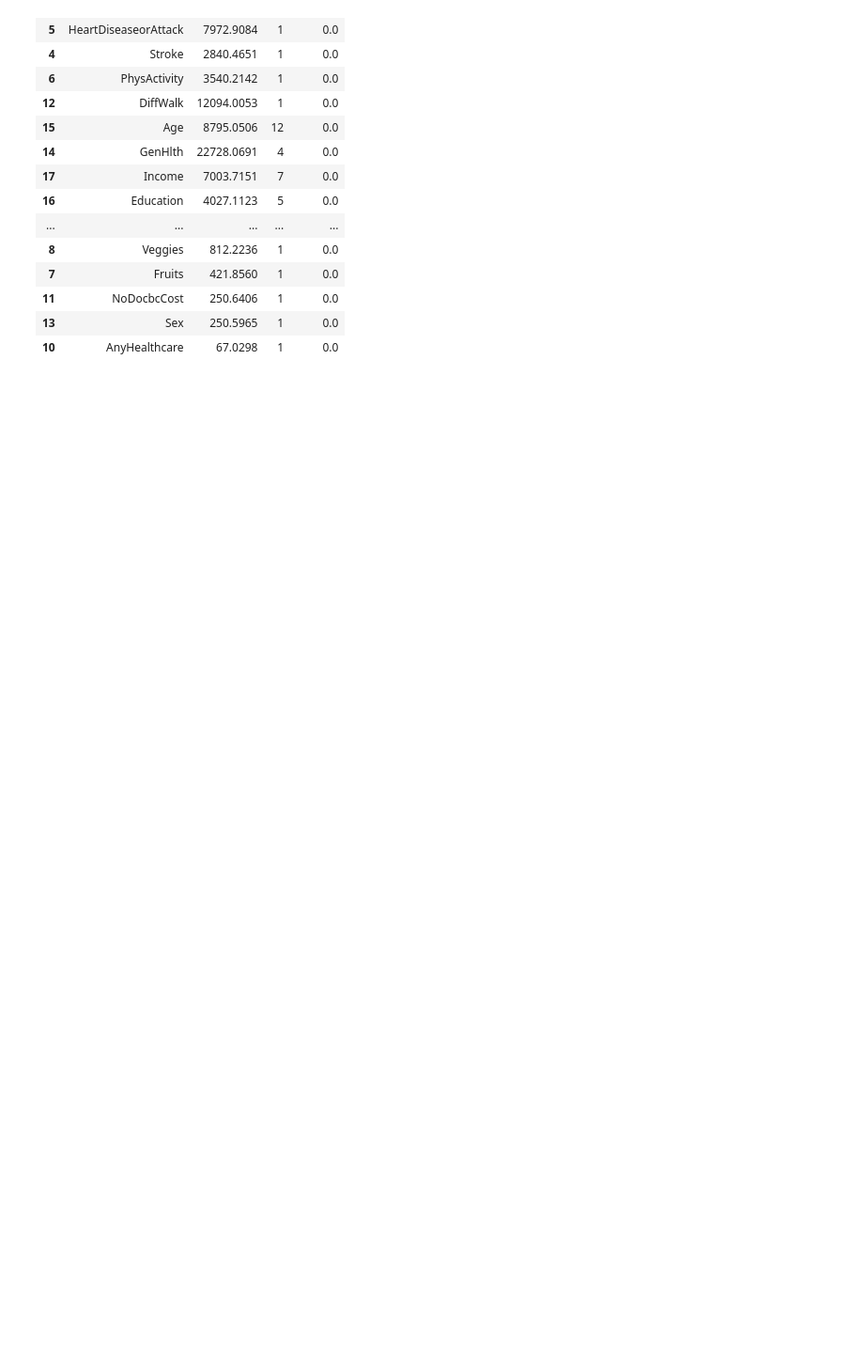
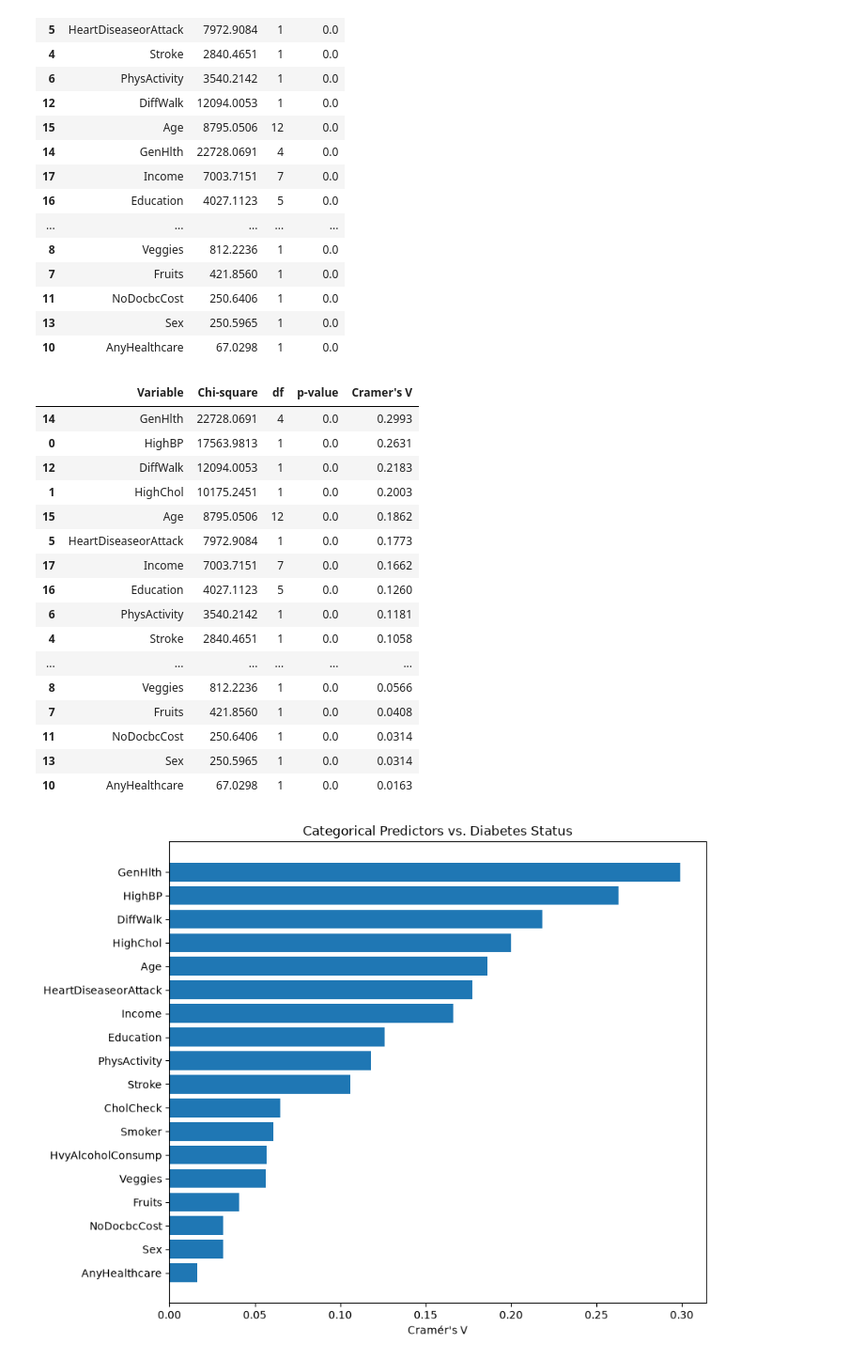
Before and after one commit to kurochan1901/115-1_Data-Analysis-and-Modeling, a Jupyter notebook: HW2/HW2.ipynb, the cells around one changed output. Shown at 94% size. Drawn from its saved outputs; the diff is of its cells as text; code cells hidden in the pictures; blank space fills up the shorter version.

Commit message:
variable encoding + variable selection

```diff
--- a/HW2/HW2.ipynb
+++ b/HW2/HW2.ipynb
@@ -806,3 +808,71 @@ display(
 | 11 | NoDocbcCost | 250.6406 | 1 | 0.0 |
 | 13 | Sex | 250.5965 | 1 | 0.0 |
 | 10 | AnyHealthcare | 67.0298 | 1 | 0.0 |
+# %%
+# 進一步檢測關聯強度 -- Cramer's V
+
+categorical_vars = binary_vars + ordinal_vars
+
+results = []
+
+for col in categorical_vars:
+    table = pd.crosstab(df[col], df["Diabetes_binary"])
+
+    chi2, p_value, dof, expected = chi2_contingency(
+        table, correction=False
+    )
+
+    n = table.to_numpy().sum()
+
+    cramers_v = np.sqrt(
+        chi2 / (n * (min(table.shape) - 1))
+    )
+
+    results.append({
+        "Variable": col,
+        "Chi-square": chi2,
+        "df": dof,
+        "p-value": p_value,
+        "Cramer's V": cramers_v
+    })
+
+cramers_results = pd.DataFrame(results)
+
+cramers_results = cramers_results.sort_values(
+    "Cramer's V", ascending=False
+)
+
+display(cramers_results.round(4))
+
+# Cramer's V Bar Chart
+plt.figure(figsize=(9, 7))
+
+plt.barh(
+    cramers_results["Variable"],
+    cramers_results["Cramer's V"]
+)
+
+plt.gca().invert_yaxis()
+plt.xlabel("Cramér's V")
+plt.title("Categorical Predictors vs. Diabetes Status")
+plt.tight_layout()
+plt.show()
+# %% [output]
+|  | Variable | Chi-square | df | p-value | Cramer's V |
+| 14 | GenHlth | 22728.0691 | 4 | 0.0 | 0.2993 |
+| 0 | HighBP | 17563.9813 | 1 | 0.0 | 0.2631 |
+| 12 | DiffWalk | 12094.0053 | 1 | 0.0 | 0.2183 |
+| 1 | HighChol | 10175.2451 | 1 | 0.0 | 0.2003 |
+| 15 | Age | 8795.0506 | 12 | 0.0 | 0.1862 |
+| 5 | HeartDiseaseorAttack | 7972.9084 | 1 | 0.0 | 0.1773 |
+| 17 | Income | 7003.7151 | 7 | 0.0 | 0.1662 |
+| 16 | Education | 4027.1123 | 5 | 0.0 | 0.1260 |
+| 6 | PhysActivity | 3540.2142 | 1 | 0.0 | 0.1181 |
+| 4 | Stroke | 2840.4651 | 1 | 0.0 | 0.1058 |
+| ... | ... | ... | ... | ... | ... |
+| 8 | Veggies | 812.2236 | 1 | 0.0 | 0.0566 |
+| 7 | Fruits | 421.8560 | 1 | 0.0 | 0.0408 |
+| 11 | NoDocbcCost | 250.6406 | 1 | 0.0 | 0.0314 |
+| 13 | Sex | 250.5965 | 1 | 0.0 | 0.0314 |
+| 10 | AnyHealthcare | 67.0298 | 1 | 0.0 | 0.0163 |
+[figure, added]
```
Also changed, not shown: parts of 19 cells of this notebook.
